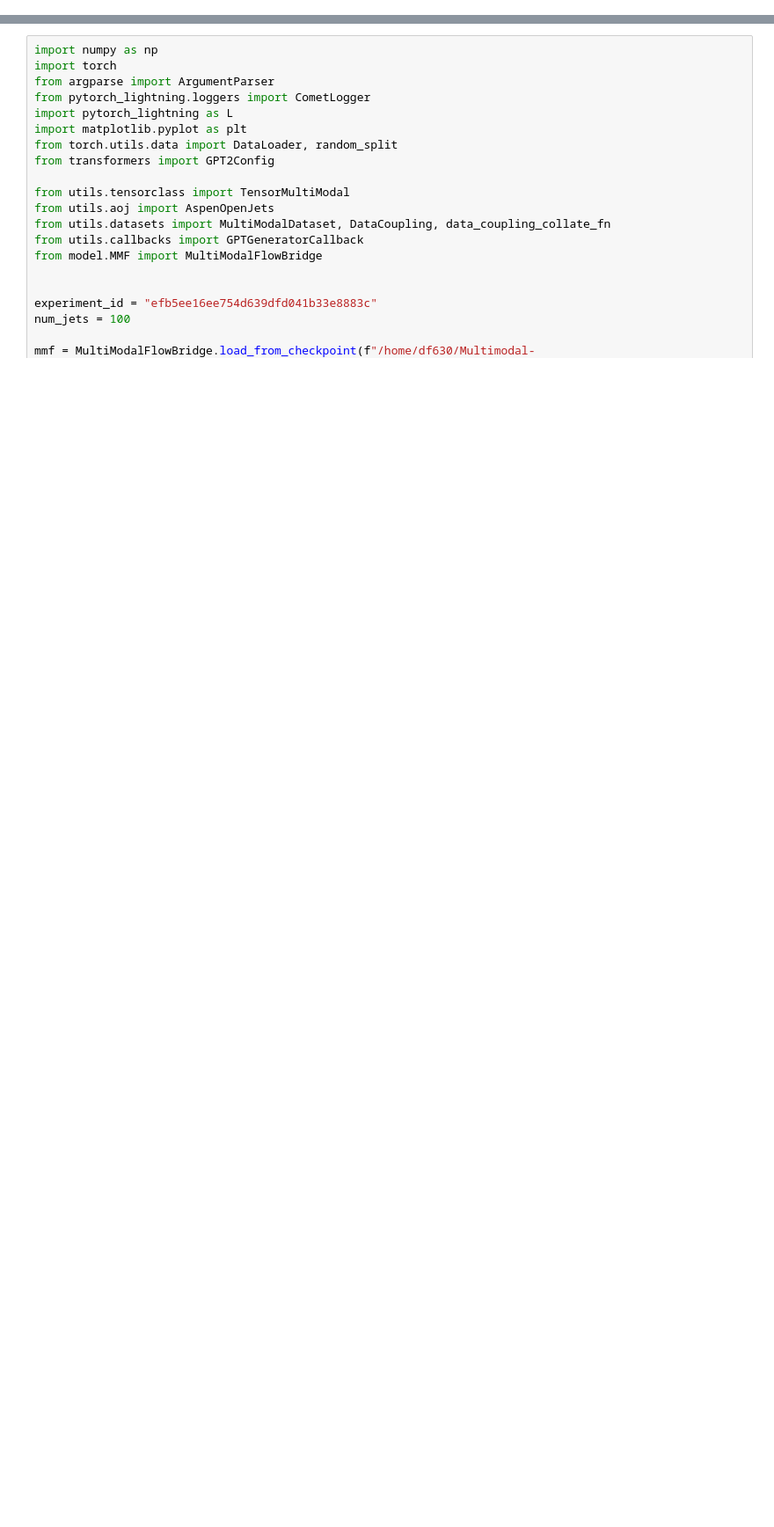
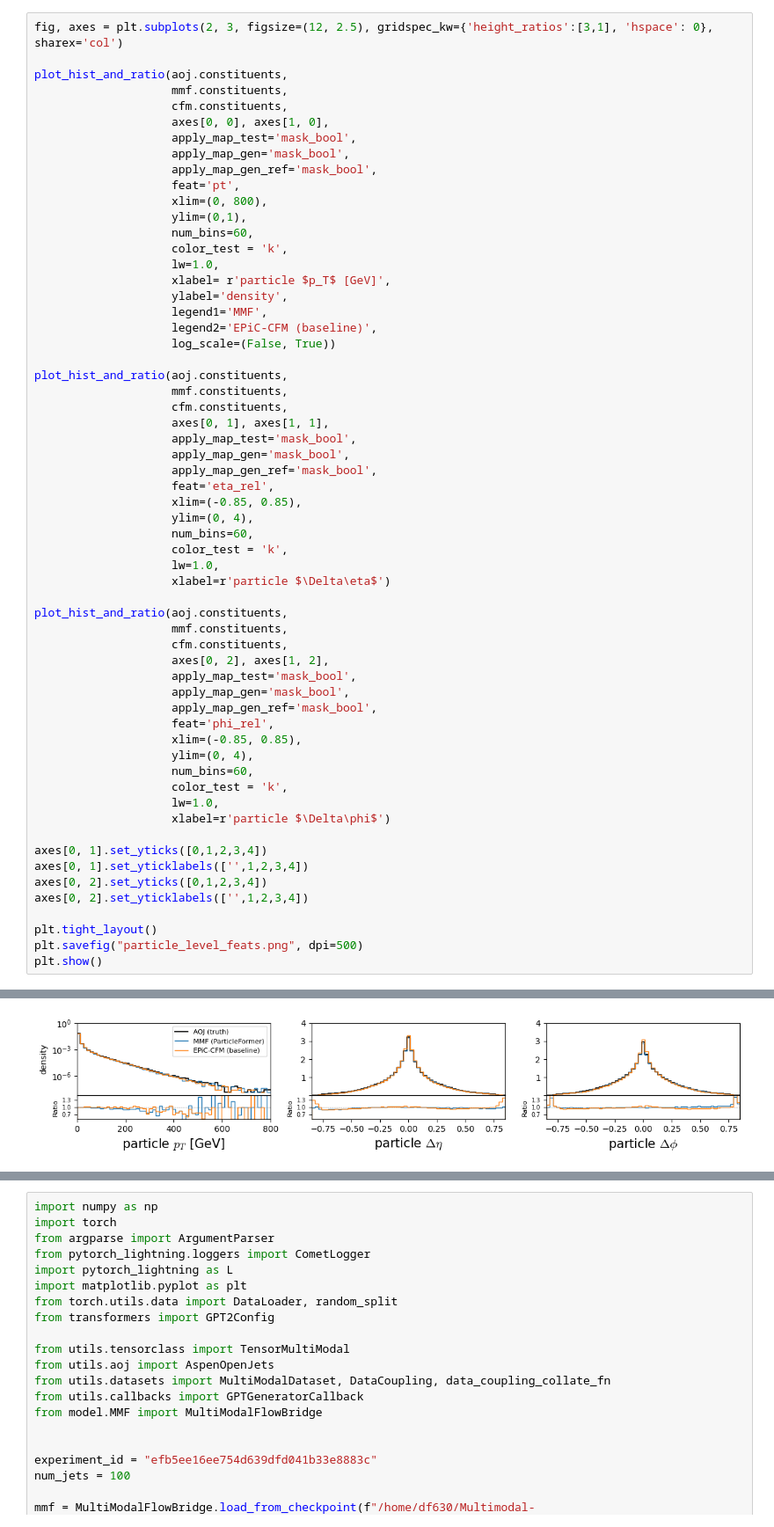
Before and after one commit to dfaroughy/Multimodal-flows, a Jupyter notebook: notebooks/data_aoj_particle_sets.ipynb, the cells around one changed output, grey strips where cells are left out. Shown at 88% size. Drawn from its saved outputs; the diff is of its cells as text; blank space fills up the shorter version.

```diff
--- a/notebooks/data_aoj_particle_sets.ipynb
+++ b/notebooks/data_aoj_particle_sets.ipynb
@@ -22,0 +141,61 @@ data, metadata = aoj(num_jets=num_jets,
+# %%
+fig, axes = plt.subplots(2, 3, figsize=(12, 2.5), gridspec_kw={'height_ratios':[3,1], 'hspace': 0}, sharex='col')
+
+plot_hist_and_ratio(aoj.constituents,
+                    mmf.constituents,
+                    cfm.constituents,
+                    axes[0, 0], axes[1, 0],
+                    apply_map_test='mask_bool',
+                    apply_map_gen='mask_bool',
+                    apply_map_gen_ref='mask_bool',
+                    feat='pt',
+                    xlim=(0, 800),
+                    ylim=(0,1),
+                    num_bins=60,
+                    color_test = 'k',
+                    lw=1.0,
+                    xlabel= r'particle $p_T$ [GeV]',
+                    ylabel='density',
+                    legend1='MMF',
+                    legend2='EPiC-CFM (baseline)',
+                    log_scale=(False, True))
+
+plot_hist_and_ratio(aoj.constituents,
+                    mmf.constituents,
+                    cfm.constituents,
+                    axes[0, 1], axes[1, 1],
+                    apply_map_test='mask_bool',
+                    apply_map_gen='mask_bool',
+                    apply_map_gen_ref='mask_bool',
+                    feat='eta_rel',
+                    xlim=(-0.85, 0.85),
+                    ylim=(0, 4),
+                    num_bins=60,
+                    color_test = 'k',
+                    lw=1.0,
+                    xlabel=r'particle $\Delta\eta$')
+
+plot_hist_and_ratio(aoj.constituents,
+                    mmf.constituents,
+                    cfm.constituents,
+                    axes[0, 2], axes[1, 2],
+                    apply_map_test='mask_bool',
+                    apply_map_gen='mask_bool',
+                    apply_map_gen_ref='mask_bool',
+                    feat='phi_rel',
+                    xlim=(-0.85, 0.85),
+                    ylim=(0, 4),
+                    num_bins=60,
+                    color_test = 'k',
+                    lw=1.0,
+                    xlabel=r'particle $\Delta\phi$')
+
+axes[0, 1].set_yticks([0,1,2,3,4])
+axes[0, 1].set_yticklabels(['',1,2,3,4])
+axes[0, 2].set_yticks([0,1,2,3,4])
+axes[0, 2].set_yticklabels(['',1,2,3,4])
+
+plt.tight_layout()
+plt.savefig("particle_level_feats.png", dpi=500)
+plt.show()
+# %% [output]
@@ -22,0 +203 @@ data, metadata = aoj(num_jets=num_jets,
+[figure, added]
```
Also changed, not shown: parts of 14 cells of this notebook, 9 other files.
